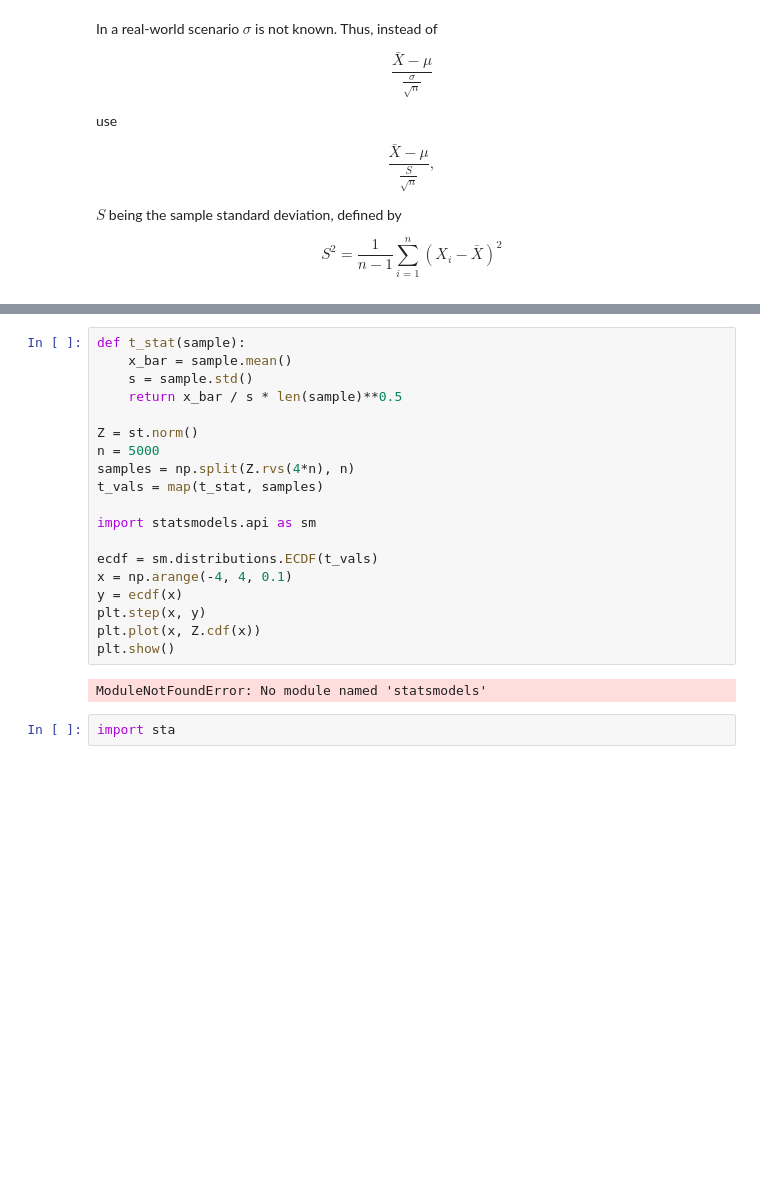
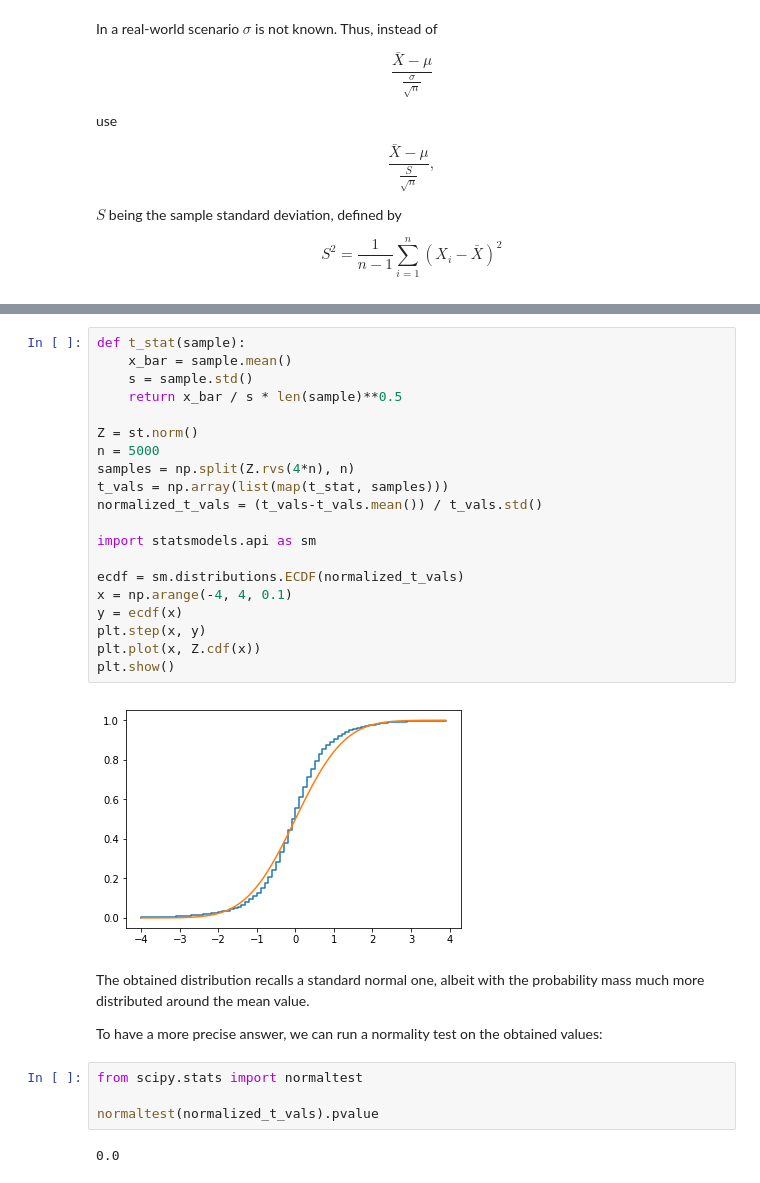
Before and after one commit to dariomalchiodi/stat-lectures, a Jupyter notebook: interval-estimate.ipynb, the cells around one changed output, grey strips where cells are left out. Cells and saved outputs as stored; diff of their text form; blank space fills up the shorter version.

```diff
--- a/interval-estimate.ipynb
+++ b/interval-estimate.ipynb
@@ -356,23 +363,32 @@ Short answer: no.
 # %%
 def t_stat(sample):
     x_bar = sample.mean()
     s = sample.std()
     return x_bar / s * len(sample)**0.5
 
 Z = st.norm()
 n = 5000
 samples = np.split(Z.rvs(4*n), n)
-t_vals = map(t_stat, samples)
+t_vals = np.array(list(map(t_stat, samples)))
+normalized_t_vals = (t_vals-t_vals.mean()) / t_vals.std()
 
 import statsmodels.api as sm
 
-ecdf = sm.distributions.ECDF(t_vals)
+ecdf = sm.distributions.ECDF(normalized_t_vals)
 x = np.arange(-4, 4, 0.1)
 y = ecdf(x)
 plt.step(x, y)
 plt.plot(x, Z.cdf(x))
 plt.show()
 # %% [output]
-ModuleNotFoundError: No module named 'statsmodels'
+[figure, added]
-# %%
-import sta
+# %% [markdown]
+The obtained distribution recalls a standard normal one, albeit with the probability mass much more distributed around the mean value.
+
+To have a more precise answer, we can run a normality test on the obtained values:
+# %%
+from scipy.stats import normaltest
+
+normaltest(normalized_t_vals).pvalue
+# %% [output]
+0.0
```
Also changed, not shown: parts of 30 cells of this notebook.
